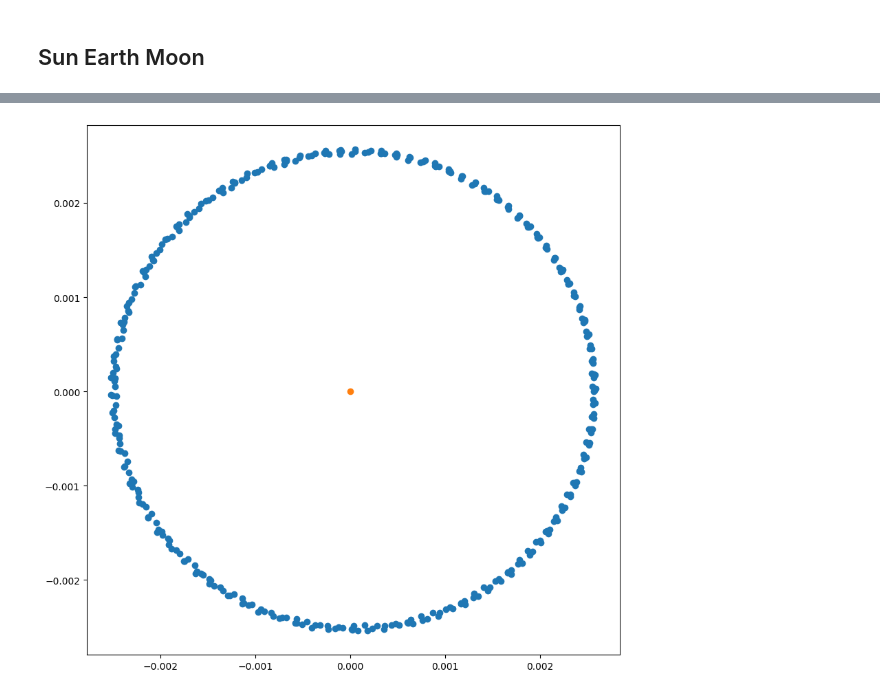
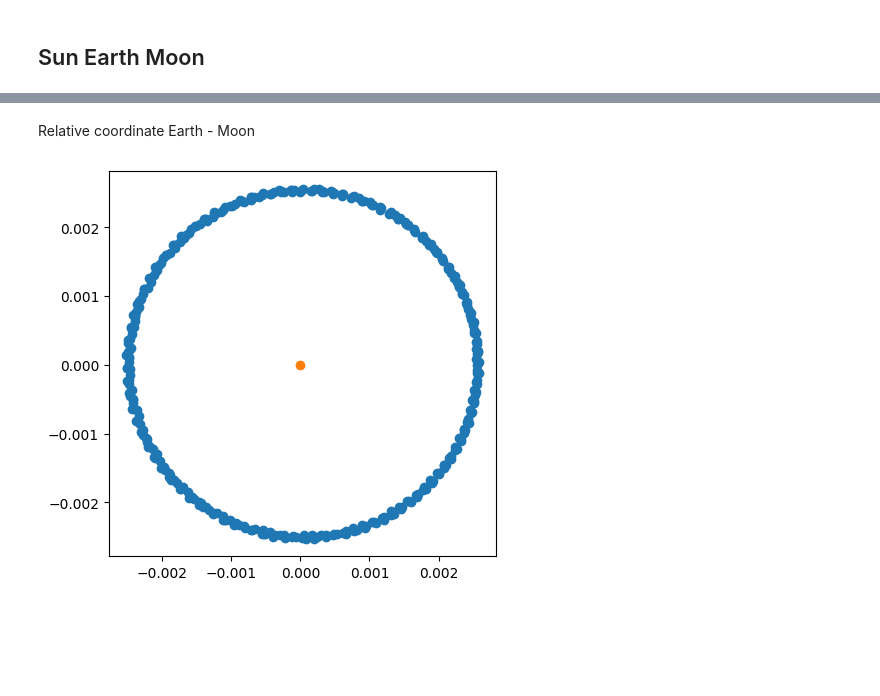
Before and after one commit to JannisZeller/stellarflow, a Jupyter notebook: 000-testing-stellarflow-system.ipynb, the cells around one changed output, grey strips where cells are left out. Drawn from its saved outputs; the diff is of its cells as text; code cells hidden in the pictures; blank space fills up the shorter version.

```diff
--- a/000-testing-stellarflow-system.ipynb
+++ b/000-testing-stellarflow-system.ipynb
@@ -3 +8,5 @@
+# %%
+from importlib import reload
+import stellarflow as stf
+stf = reload(stf)
 # %%
@@ -182,7 +152,7 @@ X = np.array([
 V = np.array([
     [0.,                     0., 0.], # Sun
     [0.,           29290./AU*ED, 0.], # Earth
-    [0., (29290. + 1023.)/AU*ED, 0.]  # Moon  # (29290. + 1023.*np.cos(sigma))/AU*ED, 1023.*np.sin(sigma)/AU*ED
+    [0., (29290. + 1023.*np.cos(sigma))/AU*ED, 1023.*np.sin(sigma)/AU*ED]  # Moon
 ])
 
 M = np.array([
@@ -201,12 +171,14 @@ SEMo_system.plot_history_2d()
+# %% [markdown]
+Relative coordinate Earth - Moon
 # %%
-x_earth = SEMo_system._Q_hist[:, 1, :3]
-x_moon  = SEMo_system._Q_hist[:, 2, :3]
+x_earth = SEMo_system._Q_hist[:, 1, :]
+x_moon  = SEMo_system._Q_hist[:, 2, :]
 x_diff = x_moon - x_earth
 # %%
 import matplotlib.pyplot as plt
-plt.figure(figsize=(10, 10))
+plt.figure(figsize=(5, 5))
 plt.scatter(x_diff[:, 0], x_diff[:, 1])
 plt.scatter(0, 0)
 plt.show()
 # %% [output]
-[figure, old version]
+[figure, new version]
```
Also changed, not shown: parts of 15 cells of this notebook, 2 other files.
